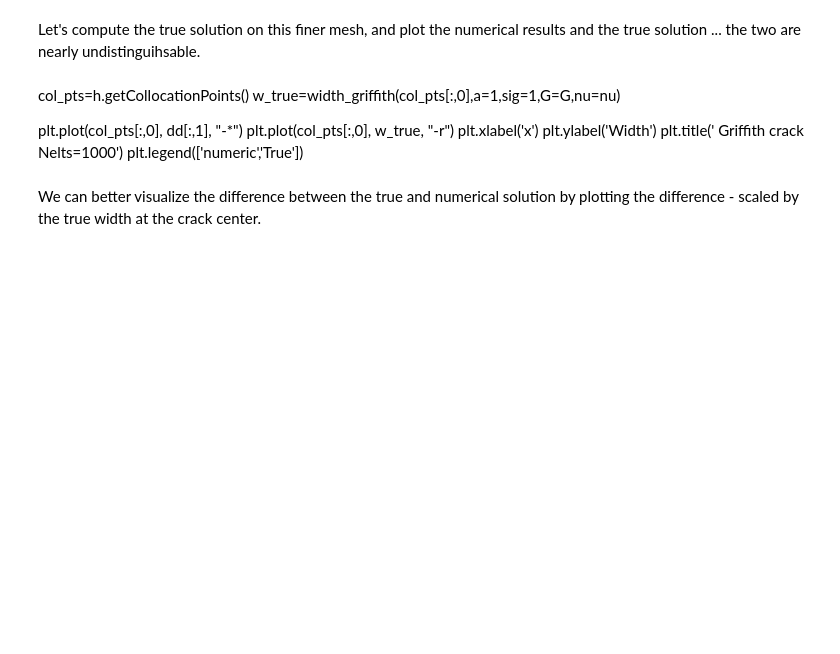
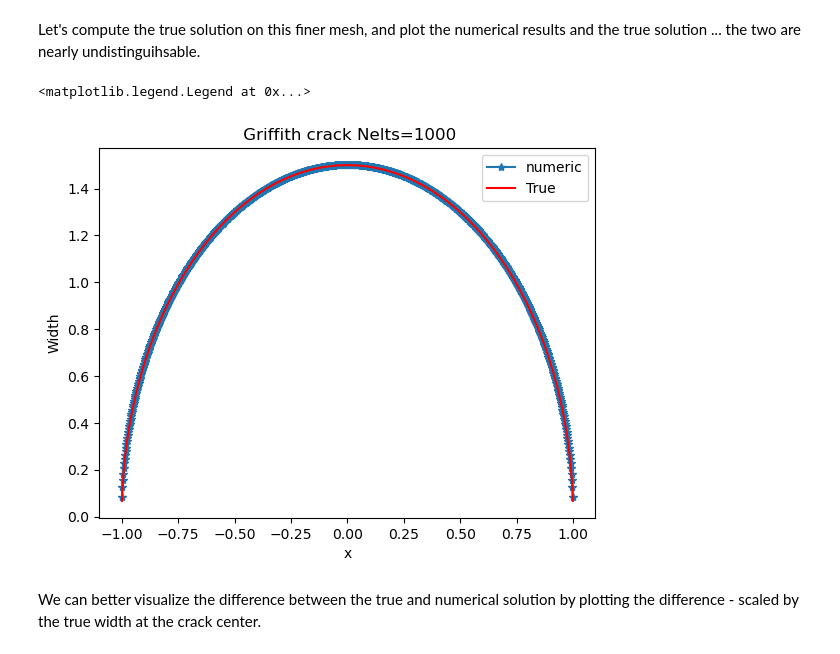
Before and after one commit to GeoEnergyLab-EPFL/Bigwham-Tutorials, a Jupyter notebook: examples/2d/bigwham_first_steps_griffith.ipynb, the cells around one changed output. Saved outputs shown, nothing was run; the diff lists cells and outputs as text; code cells hidden in the pictures; blank space fills up the shorter version.

```diff
--- a/examples/2d/bigwham_first_steps_griffith.ipynb
+++ b/examples/2d/bigwham_first_steps_griffith.ipynb
@@ -227,16 +244,19 @@ d = gmres(h,tinf,M=jac_ilu,rtol=1e-6)[0] # solution of the system of eqns via a
 dd = d.reshape((-1, 2))
 # %% [markdown]
 Let's compute the true solution on this finer mesh, and plot the numerical results and the true solution ... the two are nearly undistinguihsable.
-# %% [markdown]
-col_pts=h.getCollocationPoints()
-w_true=width_griffith(col_pts[:,0],a=1,sig=1,G=G,nu=nu)
-
-plt.plot(col_pts[:,0], dd[:,1], "-*")
-plt.plot(col_pts[:,0], w_true, "-r")
-plt.xlabel('x')
-plt.ylabel('Width')
-plt.title(' Griffith crack Nelts=1000')
-plt.legend(['numeric','True'])
+# %%
+col_pts=h.getCollocationPoints()
+w_true=width_griffith(col_pts[:,0],a=1,sig=1,G=G,nu=nu)
+
+plt.plot(col_pts[:,0], dd[:,1], "-*")
+plt.plot(col_pts[:,0], w_true, "-r")
+plt.xlabel('x')
+plt.ylabel('Width')
+plt.title(' Griffith crack Nelts=1000')
+plt.legend(['numeric','True'])
+# %% [output]
+<matplotlib.legend.Legend at 0x...>
+[figure, added]
 # %% [markdown]
 We can better  visualize the difference between the true and numerical solution by plotting the difference - scaled by the true width at the crack center.
 # %%
```
Also changed, not shown: parts of 14 cells of this notebook, 19 other files.
